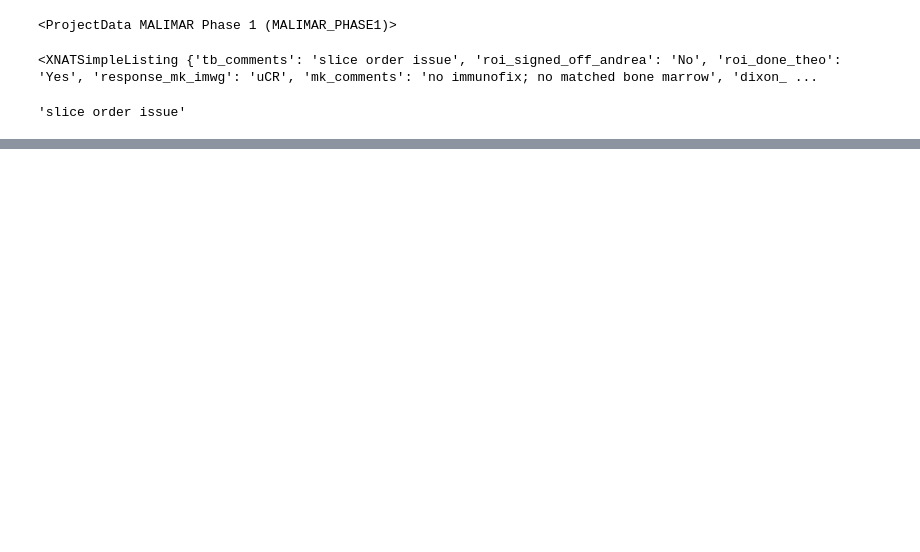
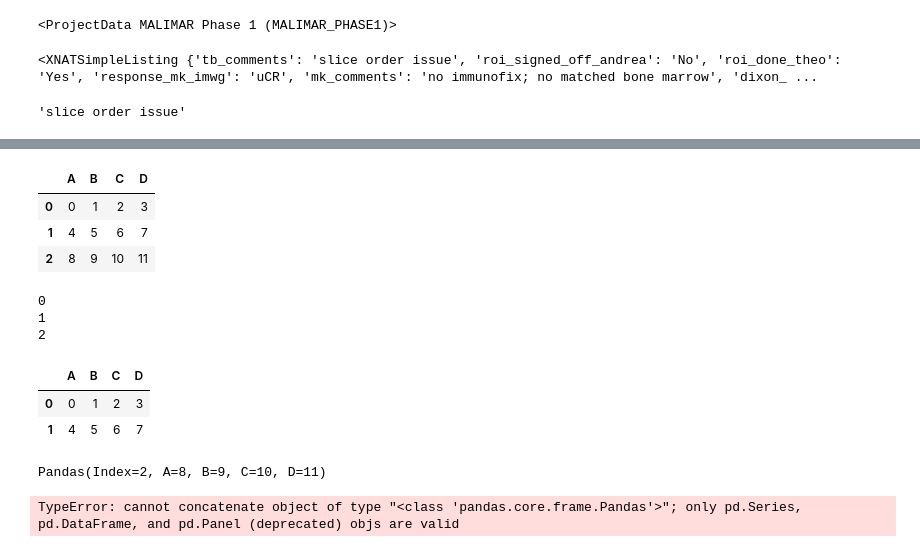
Before and after one commit to theo-barfoot/MALIMAR_data_cleaning, a Jupyter notebook: scrap.ipynb, the cells around one changed output, grey strips where cells are left out. Drawn from its saved outputs; the diff is of its cells as text; code cells hidden in the pictures; blank space fills up the shorter version.

```diff
--- a/scrap.ipynb
+++ b/scrap.ipynb
@@ -2071,0 +2368,17 @@ mrSession_ICR.set('Age', 99)
+# %%
+import pandas as pd
+import numpy as np
+df = pd.DataFrame(np.arange(12).reshape(3, 4), columns=['A', 'B', 'C', 'D'])
+df
+# %% [output]
+|  | A | B | C | D |
+| 0 | 0 | 1 | 2 | 3 |
+| 1 | 4 | 5 | 6 | 7 |
+| 2 | 8 | 9 | 10 | 11 |
+# %%
+for idx, row in enumerate(df.itertuples()):
+    print(idx)
+# %% [output]
+0
+1
+2
@@ -2071,0 +2387,14 @@ mrSession_ICR.set('Age', 99)
+# %%
+df
+# %% [output]
+|  | A | B | C | D |
+| 0 | 0 | 1 | 2 | 3 |
+| 1 | 4 | 5 | 6 | 7 |
+# %%
+row
+# %% [output]
+Pandas(Index=2, A=8, B=9, C=10, D=11)
+# %%
+pd.concat([df, row])
+# %% [output]
+TypeError: cannot concatenate object of type "<class 'pandas.core.frame.Pandas'>"; only pd.Series, pd.DataFrame, and pd.Panel (deprecated) objs are valid
```
Also changed, not shown: parts of 37 cells of this notebook, 3 other files.
